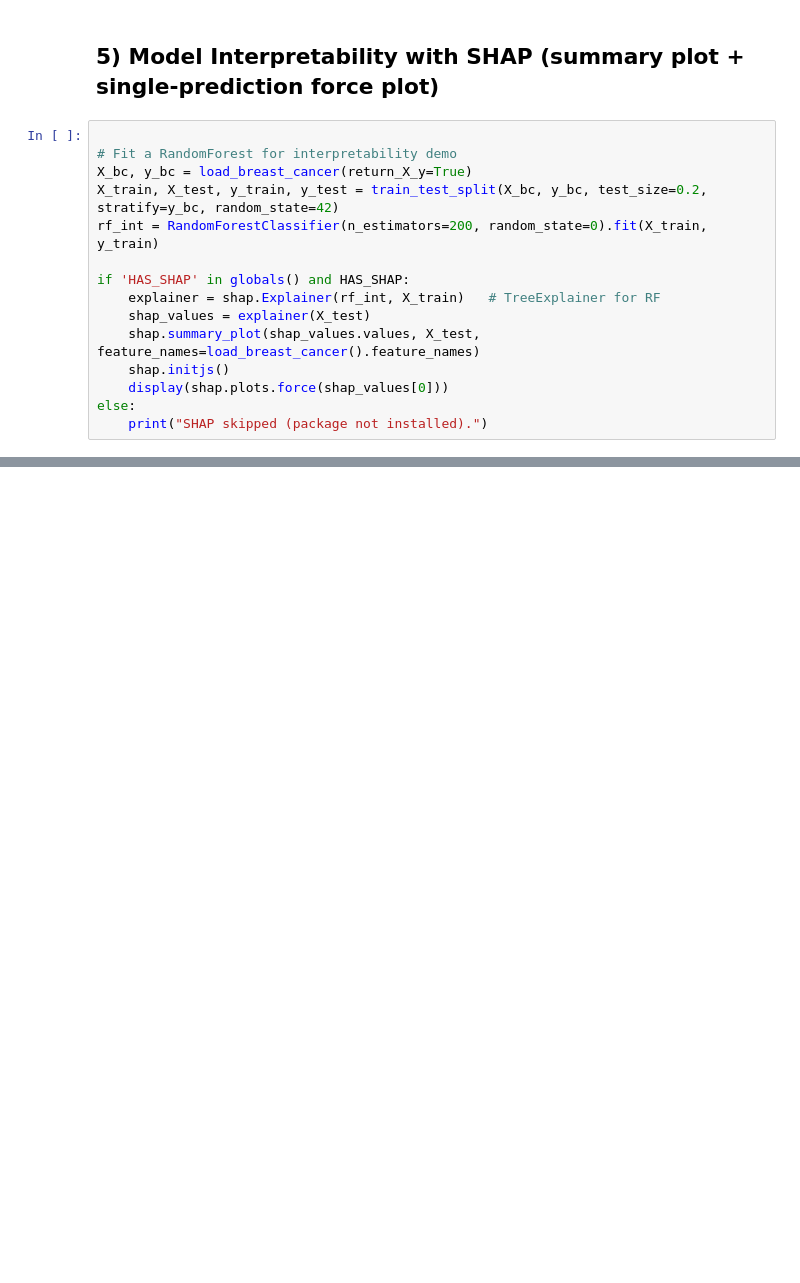
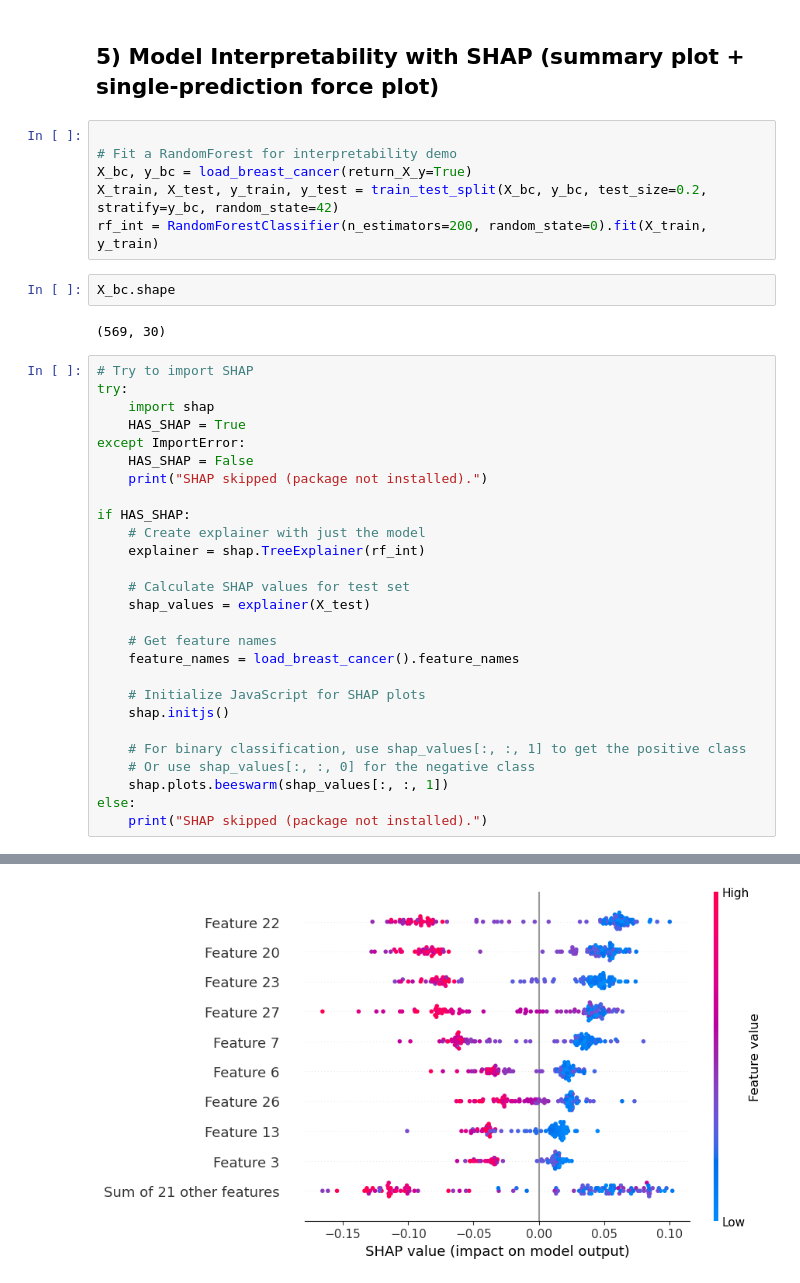
Before and after one commit to DataVerse-Africa/Cohort-3.0-Data-Science-Track, a Jupyter notebook: Week 3/codes/Week2_Week3_CV_Tuning_Pipelines.ipynb, the cells around one changed output, grey strips where cells are left out. Saved outputs shown, nothing was run; the diff lists cells and outputs as text; blank space fills up the shorter version.

```diff
--- a/Week 3/codes/Week2_Week3_CV_Tuning_Pipelines.ipynb
+++ b/Week 3/codes/Week2_Week3_CV_Tuning_Pipelines.ipynb
@@ -187,12 +280,35 @@ else:
 X_bc, y_bc = load_breast_cancer(return_X_y=True)
 X_train, X_test, y_train, y_test = train_test_split(X_bc, y_bc, test_size=0.2, stratify=y_bc, random_state=42)
 rf_int = RandomForestClassifier(n_estimators=200, random_state=0).fit(X_train, y_train)
-
-if 'HAS_SHAP' in globals() and HAS_SHAP:
-    explainer = shap.Explainer(rf_int, X_train)   # TreeExplainer for RF
-    shap_values = explainer(X_test)
-    shap.summary_plot(shap_values.values, X_test, feature_names=load_breast_cancer().feature_names)
-    shap.initjs()
-    display(shap.plots.force(shap_values[0]))
-else:
-    print("SHAP skipped (package not installed).")
+# %%
+X_bc.shape
+# %% [output]
+(569, 30)
+# %%
+# Try to import SHAP
+try:
+    import shap
+    HAS_SHAP = True
+except ImportError:
+    HAS_SHAP = False
+    print("SHAP skipped (package not installed).")
+
+if HAS_SHAP:
+    # Create explainer with just the model
+    explainer = shap.TreeExplainer(rf_int)
+
+    # Calculate SHAP values for test set
+    shap_values = explainer(X_test)
+
+    # Get feature names
+    feature_names = load_breast_cancer().feature_names
+
+    # Initialize JavaScript for SHAP plots
+    shap.initjs()
+
+    # For binary classification, use shap_values[:, :, 1] to get the positive class
+    # Or use shap_values[:, :, 0] for the negative class
+    shap.plots.beeswarm(shap_values[:, :, 1])
+else:
+    print("SHAP skipped (package not installed).")
+# %% [output]
@@ -198,0 +316 @@ else:
+[figure, added]
```
Also changed, not shown: parts of 14 cells of this notebook.
